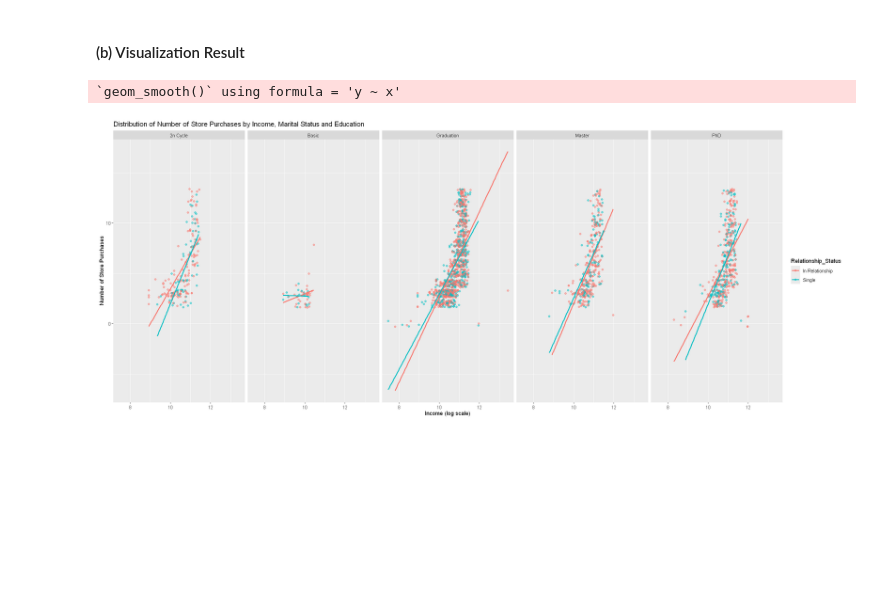
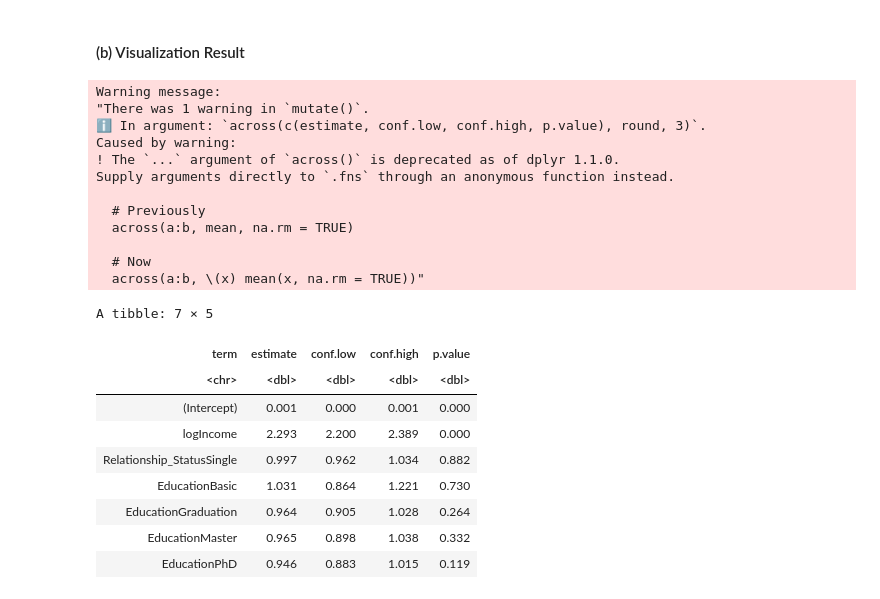
Before and after one commit to drrnaxl/STAT-301-Project, a Jupyter notebook: Final.ipynb, the cells around one changed output. Saved outputs shown, nothing was run; the diff lists cells and outputs as text; code cells hidden in the pictures; blank space fills up the shorter version.

```diff
--- a/Final.ipynb
+++ b/Final.ipynb
@@ -317,23 +317,32 @@ A tibble: 7 × 7
 The ratio of residual deviance to residual degrees of freedom is approximately 0.983, which is close to 1. This suggests that overdispersion is not a major concern for the fitted Poisson model.
 # %% [markdown]
 #### (b) Visualization Result
-# %%
-options(repr.plot.height = 8, repr.plot.width = 20)
-
-ggplot(cpa_cleaned,
-        aes(x = logIncome,
-            y = NumStorePurchases,
-            color = Relationship_Status
-        )
-    ) +
-    geom_jitter(alpha = 0.5) +
-    facet_grid(~Education) +
-    geom_smooth(method = "glm", se = FALSE) +
-  labs(
-    title = "Distribution of Number of Store Purchases by Income, Marital Status and Education",
-    x = "Income (log scale)",
-    y = "Number of Store Purchases"
-  )
-# %% [output]
-`geom_smooth()` using formula = 'y ~ x'
-[figure, removed]
+# %%
+tidy(fit, conf.int = TRUE, exponentiate = TRUE) |>
+  select(term, estimate, conf.low, conf.high, p.value) |>
+  mutate(
+    across(c(estimate, conf.low, conf.high, p.value), round, 3)
+  )
+# %% [output]
+Warning message:
+"There was 1 warning in `mutate()`.
+ℹ In argument: `across(c(estimate, conf.low, conf.high, p.value), round, 3)`.
+Caused by warning:
+! The `...` argument of `across()` is deprecated as of dplyr 1.1.0.
+Supply arguments directly to `.fns` through an anonymous function instead.
+
+  # Previously
+  across(a:b, mean, na.rm = TRUE)
+
+  # Now
+  across(a:b, \(x) mean(x, na.rm = TRUE))"
+A tibble: 7 × 5
+| term | estimate | conf.low | conf.high | p.value |
+| <chr> | <dbl> | <dbl> | <dbl> | <dbl> |
+| (Intercept) | 0.001 | 0.000 | 0.001 | 0.000 |
+| logIncome | 2.293 | 2.200 | 2.389 | 0.000 |
+| Relationship_StatusSingle | 0.997 | 0.962 | 1.034 | 0.882 |
+| EducationBasic | 1.031 | 0.864 | 1.221 | 0.730 |
+| EducationGraduation | 0.964 | 0.905 | 1.028 | 0.264 |
+| EducationMaster | 0.965 | 0.898 | 1.038 | 0.332 |
+| EducationPhD | 0.946 | 0.883 | 1.015 | 0.119 |
```
Also changed, not shown: parts of 1 cell of this notebook.
